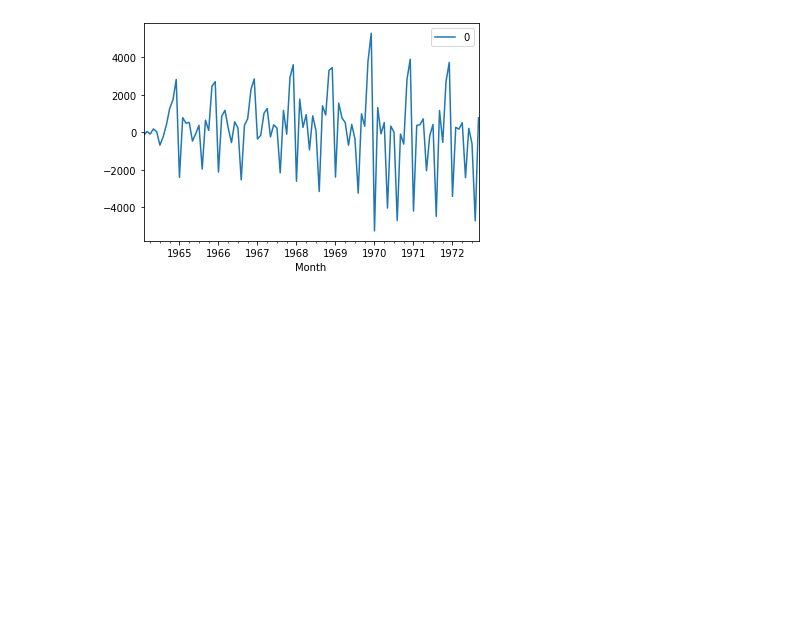
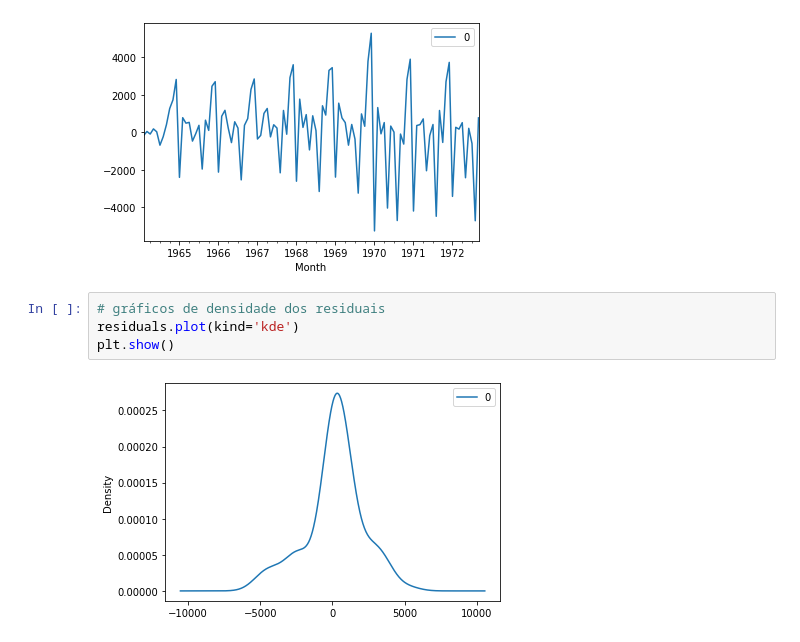
Before and after one commit to hildebrando001/ETL, a Jupyter notebook: prevendo vendas com ARIMA/Untitled.ipynb, the cells around one changed output. Cells and saved outputs as stored; diff of their text form; blank space fills up the shorter version.

```diff
--- a/prevendo vendas com ARIMA/Untitled.ipynb
+++ b/prevendo vendas com ARIMA/Untitled.ipynb
@@ -74,3 +74,9 @@ residuals.plot()
 plt.show()
 # %% [output]
 [figure]
+# %%
+# gráficos de densidade dos residuais
+residuals.plot(kind='kde')
+plt.show()
+# %% [output]
+[figure, added]
```
Also changed, not shown: parts of 5 cells of this notebook.
